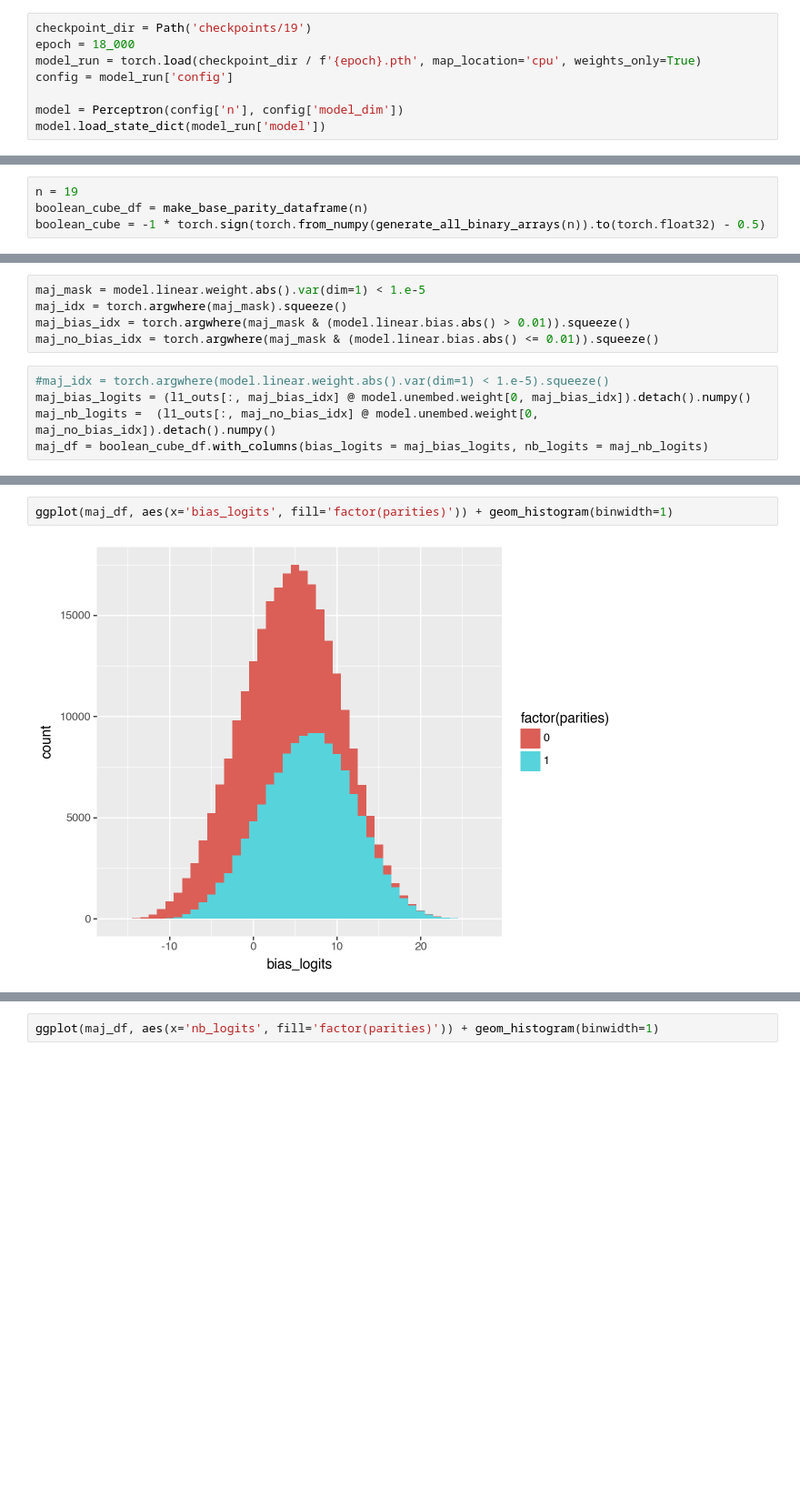
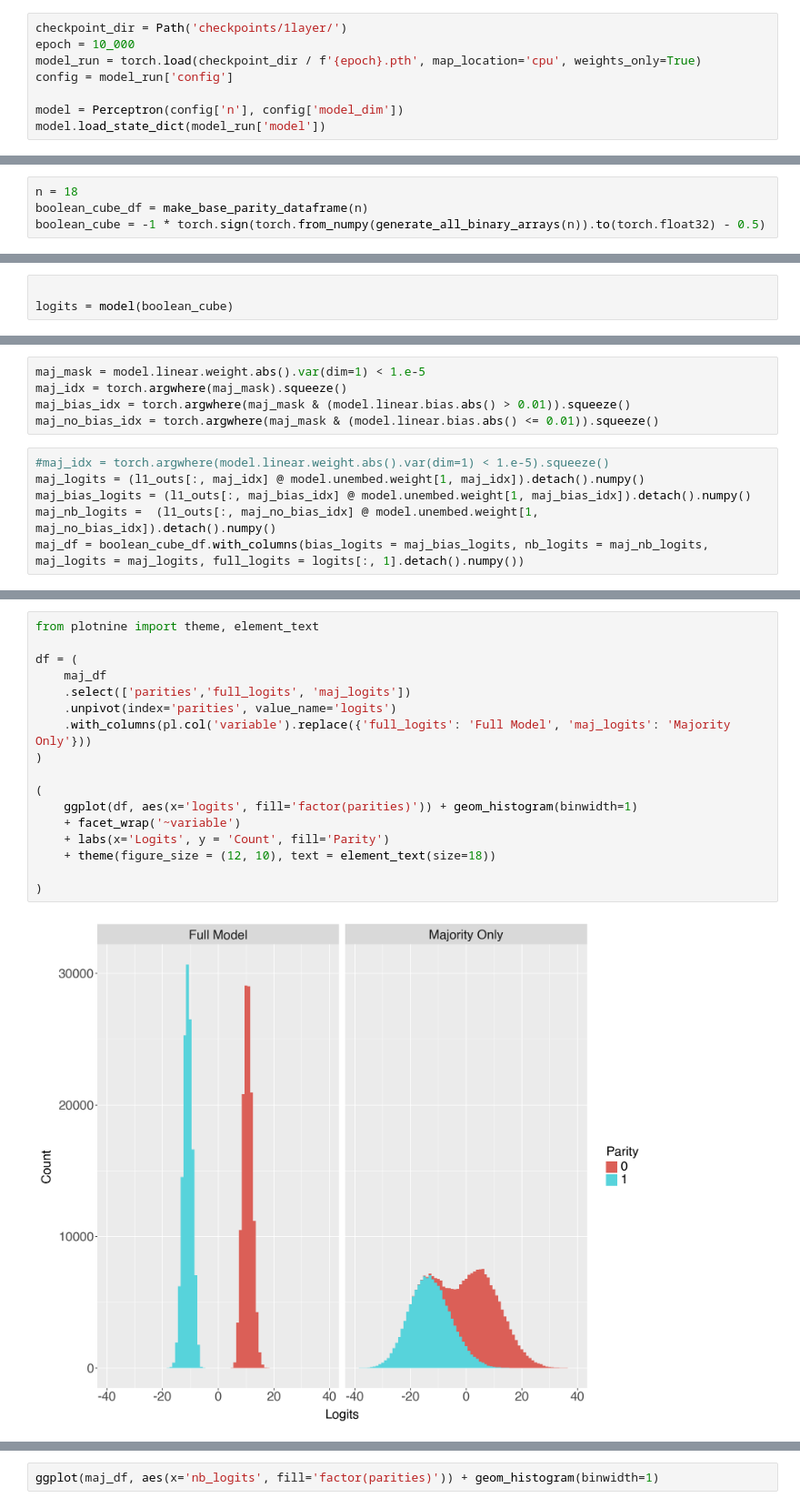
Before and after one commit to dashstander/deep-parity, a Jupyter notebook: one_layer_model.ipynb, the cells around one changed output, grey strips where cells are left out. Shown at 91% size. Drawn from its saved outputs; the diff is of its cells as text; blank space fills up the shorter version.

```diff
--- a/one_layer_model.ipynb
+++ b/one_layer_model.ipynb
@@ -62,8 +62,8 @@ def calc_power_contributions(tensor, n, epoch):
     )
     return power_df
 # %%
-checkpoint_dir = Path('checkpoints/19')
-epoch = 18_000
+checkpoint_dir = Path('checkpoints/1layer/')
+epoch = 10_000
 model_run = torch.load(checkpoint_dir / f'{epoch}.pth', map_location='cpu', weights_only=True)
 config = model_run['config']
 
@@ -72,7 +72,7 @@ model.load_state_dict(model_run['model'])
 # %% [output]
 <All keys matched successfully>
 # %%
-n = 19
+n = 18
 boolean_cube_df = make_base_parity_dataframe(n)
 boolean_cube = -1 * torch.sign(torch.from_numpy(generate_all_binary_arrays(n)).to(torch.float32) - 0.5)
 # %%
@@ -94,0 +83,3 @@ tensor([-1., -1., -1.,  ..., -1., -1.,  1.])
+# %%
+
+logits = model(boolean_cube)
@@ -360,6 +368,7 @@ maj_bias_idx = torch.argwhere(maj_mask & (model.linear.bias.abs() > 0.01)).squee
 maj_no_bias_idx = torch.argwhere(maj_mask & (model.linear.bias.abs() <= 0.01)).squeeze()
 # %%
 #maj_idx = torch.argwhere(model.linear.weight.abs().var(dim=1) < 1.e-5).squeeze()
-maj_bias_logits = (l1_outs[:, maj_bias_idx] @ model.unembed.weight[0, maj_bias_idx]).detach().numpy()
-maj_nb_logits =  (l1_outs[:, maj_no_bias_idx] @ model.unembed.weight[0, maj_no_bias_idx]).detach().numpy()
-maj_df = boolean_cube_df.with_columns(bias_logits = maj_bias_logits, nb_logits = maj_nb_logits)
+maj_logits = (l1_outs[:, maj_idx] @ model.unembed.weight[1, maj_idx]).detach().numpy()
+maj_bias_logits = (l1_outs[:, maj_bias_idx] @ model.unembed.weight[1, maj_bias_idx]).detach().numpy()
+maj_nb_logits =  (l1_outs[:, maj_no_bias_idx] @ model.unembed.weight[1, maj_no_bias_idx]).detach().numpy()
+maj_df = boolean_cube_df.with_columns(bias_logits = maj_bias_logits, nb_logits = maj_nb_logits, maj_logits = maj_logits, full_logits = logits[:, 1].detach().numpy())
@@ -366,4 +386,19 @@ maj_df = boolean_cube_df.with_columns(bias_logits = maj_bias_logits, nb_logits =
 # %%
-ggplot(maj_df, aes(x='bias_logits', fill='factor(parities)')) + geom_histogram(binwidth=1)
+from plotnine import theme, element_text
+
+df = (
+    maj_df
+    .select(['parities','full_logits', 'maj_logits'])
+    .unpivot(index='parities', value_name='logits')
+    .with_columns(pl.col('variable').replace({'full_logits': 'Full Model', 'maj_logits': 'Majority Only'}))
+)
+
+(
+    ggplot(df, aes(x='logits', fill='factor(parities)')) + geom_histogram(binwidth=1)
+    + facet_wrap('~variable')
+    + labs(x='Logits', y = 'Count', fill='Parity')
+    + theme(figure_size = (12, 10), text = element_text(size=18))
+
+)
 # %% [output]
-[figure, old version]
+[figure, new version]
```
Also changed, not shown: parts of 22 cells of this notebook, 7 other files.
